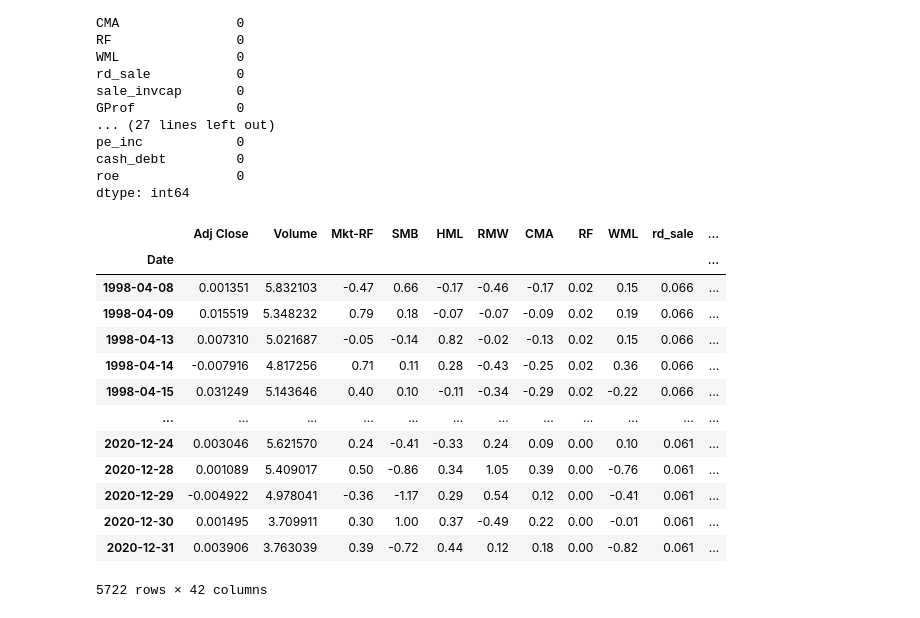
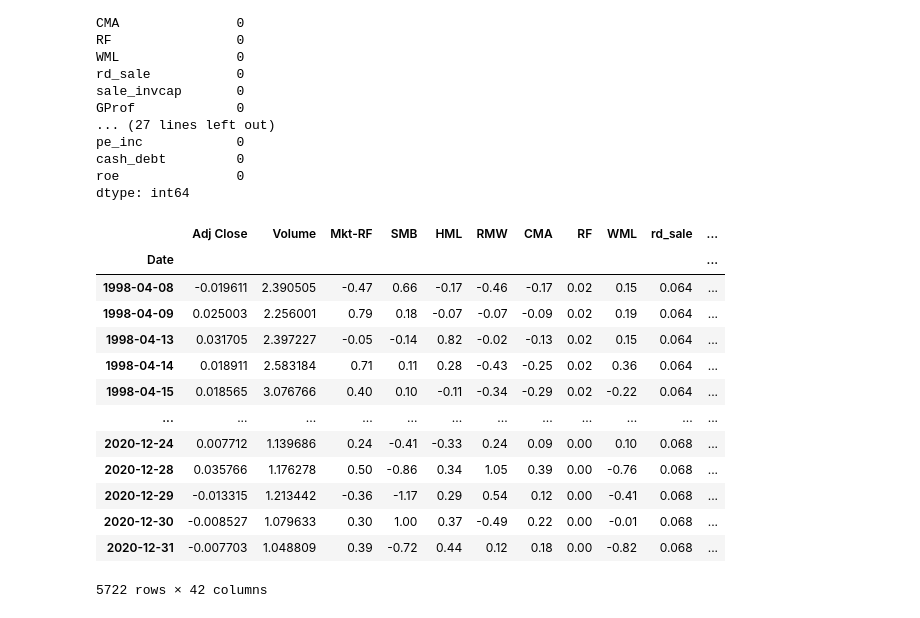
Before and after one commit to tekniktomten/LSTM-for-predicting-returns, a Jupyter notebook: LSTM.ipynb, the cells around one changed output. Cells and saved outputs as stored; diff of their text form; code cells hidden in the pictures.

Commit message:
All stocks can be run now

```diff
--- a/LSTM.ipynb
+++ b/LSTM.ipynb
@@ -138,6 +138,6 @@ COMPUSTAT[COMPUSTAT["TICKER"]=="MMM"]
 | 2020-12-31 | 0.061 | 1.055 | 0.381 | 0.196 | 0.544 | 0.212 | 0.357 | 0.157 | 3.179 | ... |
 612 rows × 34 columns
 # %%
-DJIA_raw = web.DataReader(tickers[:1], 'yahoo', start, end) # ticker input must be a list!
+DJIA_raw = web.DataReader(tickers[:], 'yahoo', start, end) # ticker input must be a list!
 DJIA_raw
 # %% [output]
@@ -281,6 +281,6 @@ dtype: int64
 # %%
 stocks = []
-for ticker in tickers[:1]:
+for ticker in tickers[:]:
     stock = DJIA[[ticker, "MACRO"]]
     stock.columns = stock.columns.get_level_values(-1)
     stock = stock.join(COMPUSTAT[COMPUSTAT["TICKER"]==ticker]).fillna(method='ffill')
@@ -308,21 +308,21 @@ cash_debt         0
 roe               0
 dtype: int64
 # %%
-stocks[0]
+stocks[3]
 # %% [output]
 |  | Adj Close | Volume | Mkt-RF | SMB | HML | RMW | CMA | RF | WML | rd_sale | ... |
 | Date |  |  |  |  |  |  |  |  |  |  | ... |
-| 1998-04-08 | 0.001351 | 5.832103 | -0.47 | 0.66 | -0.17 | -0.46 | -0.17 | 0.02 | 0.15 | 0.066 | ... |
-| 1998-04-09 | 0.015519 | 5.348232 | 0.79 | 0.18 | -0.07 | -0.07 | -0.09 | 0.02 | 0.19 | 0.066 | ... |
-| 1998-04-13 | 0.007310 | 5.021687 | -0.05 | -0.14 | 0.82 | -0.02 | -0.13 | 0.02 | 0.15 | 0.066 | ... |
-| 1998-04-14 | -0.007916 | 4.817256 | 0.71 | 0.11 | 0.28 | -0.43 | -0.25 | 0.02 | 0.36 | 0.066 | ... |
-| 1998-04-15 | 0.031249 | 5.143646 | 0.40 | 0.10 | -0.11 | -0.34 | -0.29 | 0.02 | -0.22 | 0.066 | ... |
+| 1998-04-08 | -0.019611 | 2.390505 | -0.47 | 0.66 | -0.17 | -0.46 | -0.17 | 0.02 | 0.15 | 0.064 | ... |
+| 1998-04-09 | 0.025003 | 2.256001 | 0.79 | 0.18 | -0.07 | -0.07 | -0.09 | 0.02 | 0.19 | 0.064 | ... |
+| 1998-04-13 | 0.031705 | 2.397227 | -0.05 | -0.14 | 0.82 | -0.02 | -0.13 | 0.02 | 0.15 | 0.064 | ... |
+| 1998-04-14 | 0.018911 | 2.583184 | 0.71 | 0.11 | 0.28 | -0.43 | -0.25 | 0.02 | 0.36 | 0.064 | ... |
+| 1998-04-15 | 0.018565 | 3.076766 | 0.40 | 0.10 | -0.11 | -0.34 | -0.29 | 0.02 | -0.22 | 0.064 | ... |
 | ... | ... | ... | ... | ... | ... | ... | ... | ... | ... | ... | ... |
-| 2020-12-24 | 0.003046 | 5.621570 | 0.24 | -0.41 | -0.33 | 0.24 | 0.09 | 0.00 | 0.10 | 0.061 | ... |
-| 2020-12-28 | 0.001089 | 5.409017 | 0.50 | -0.86 | 0.34 | 1.05 | 0.39 | 0.00 | -0.76 | 0.061 | ... |
-| 2020-12-29 | -0.004922 | 4.978041 | -0.36 | -1.17 | 0.29 | 0.54 | 0.12 | 0.00 | -0.41 | 0.061 | ... |
-| 2020-12-30 | 0.001495 | 3.709911 | 0.30 | 1.00 | 0.37 | -0.49 | 0.22 | 0.00 | -0.01 | 0.061 | ... |
-| 2020-12-31 | 0.003906 | 3.763039 | 0.39 | -0.72 | 0.44 | 0.12 | 0.18 | 0.00 | -0.82 | 0.061 | ... |
+| 2020-12-24 | 0.007712 | 1.139686 | 0.24 | -0.41 | -0.33 | 0.24 | 0.09 | 0.00 | 0.10 | 0.068 | ... |
+| 2020-12-28 | 0.035766 | 1.176278 | 0.50 | -0.86 | 0.34 | 1.05 | 0.39 | 0.00 | -0.76 | 0.068 | ... |
+| 2020-12-29 | -0.013315 | 1.213442 | -0.36 | -1.17 | 0.29 | 0.54 | 0.12 | 0.00 | -0.41 | 0.068 | ... |
+| 2020-12-30 | -0.008527 | 1.079633 | 0.30 | 1.00 | 0.37 | -0.49 | 0.22 | 0.00 | -0.01 | 0.068 | ... |
+| 2020-12-31 | -0.007703 | 1.048809 | 0.39 | -0.72 | 0.44 | 0.12 | 0.18 | 0.00 | -0.82 | 0.068 | ... |
 5722 rows × 42 columns
 # %%
 # TODO JOIN ALL STOCKS!
```
Also changed, not shown: parts of 21 cells of this notebook.
